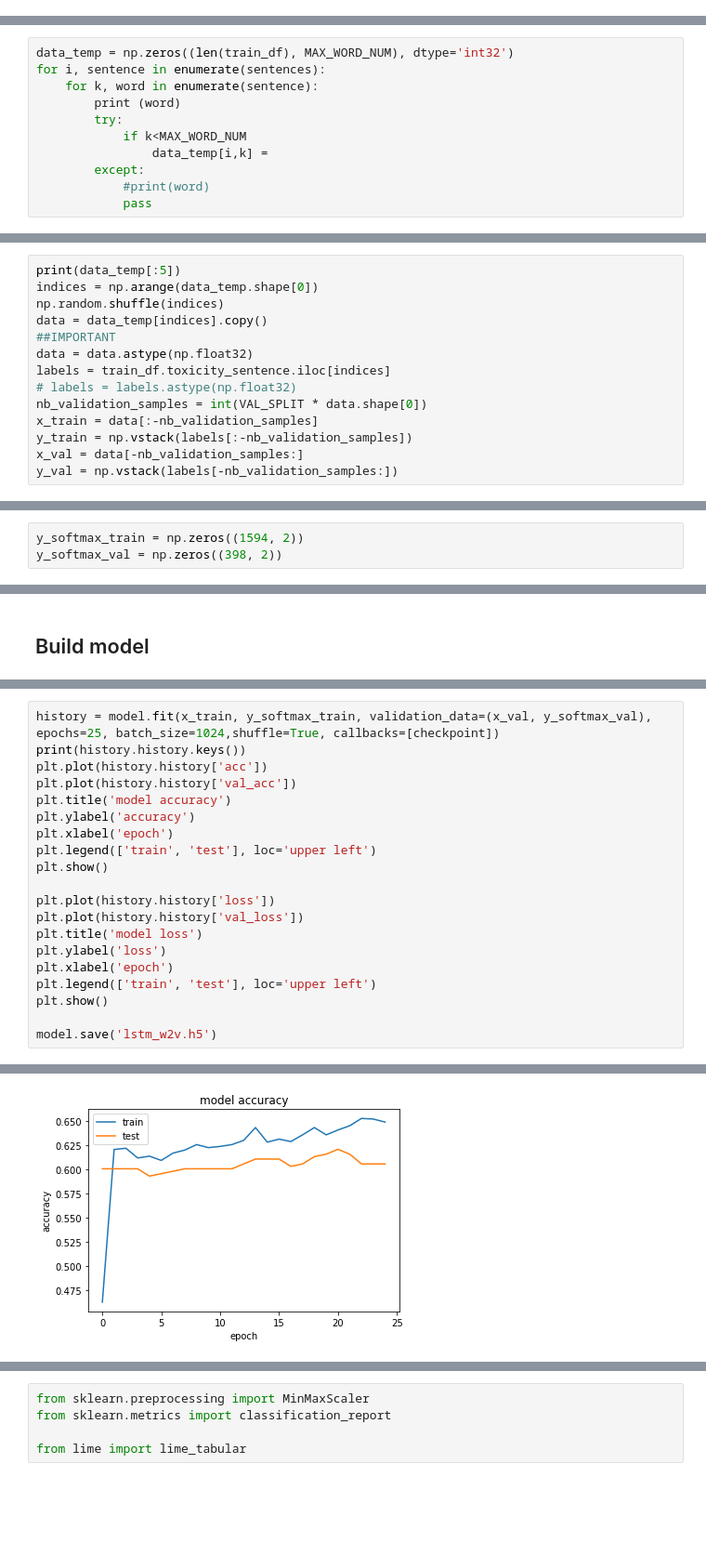
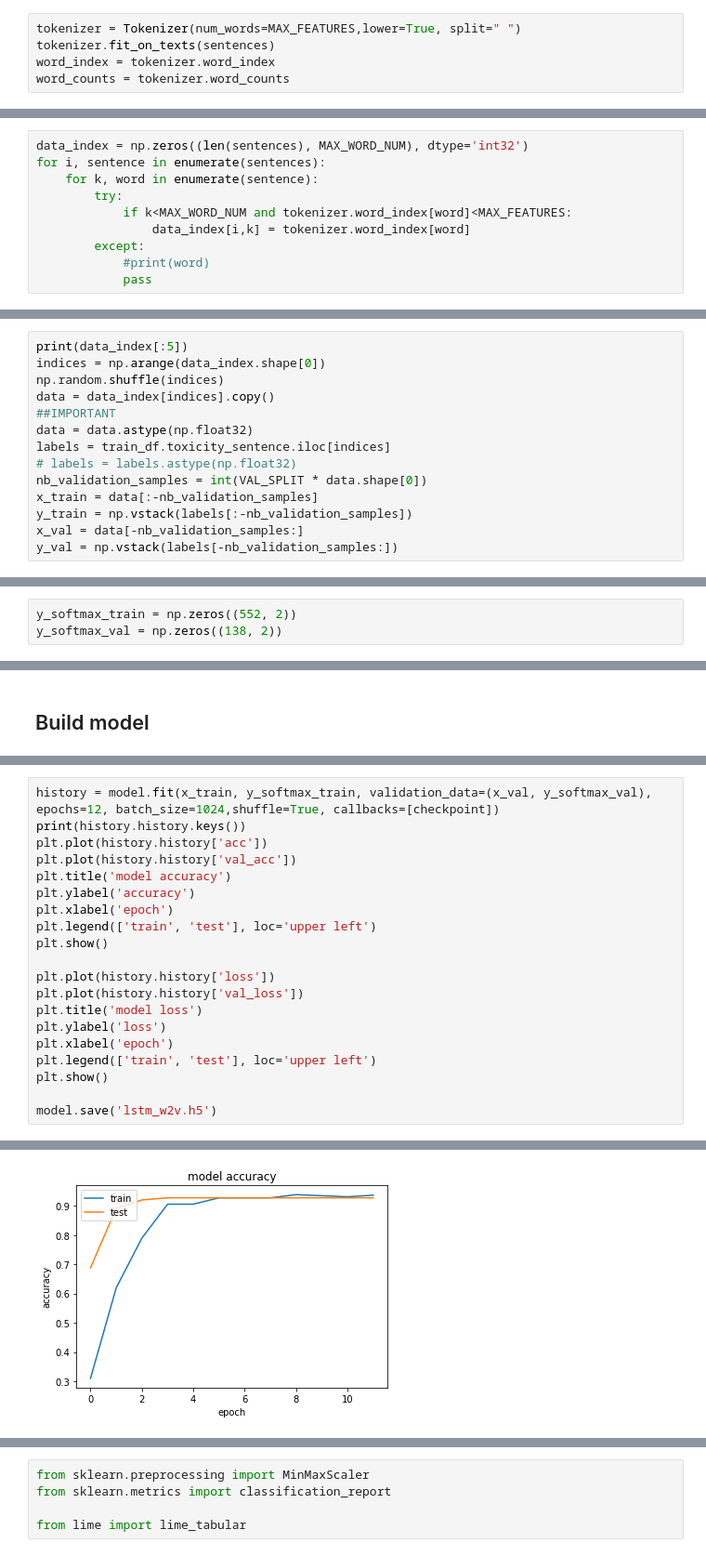
Before and after one commit to paatrycjaa/wedt-toxic-span-detection, a Jupyter notebook: lstm-lime.ipynb, the cells around one changed output, grey strips where cells are left out. Shown at 93% size. Drawn from its saved outputs; the diff is of its cells as text; blank space fills up the shorter version.

```diff
--- a/lstm-lime.ipynb
+++ b/lstm-lime.ipynb
@@ -149,0 +152,5 @@ sentences
+# %%
+tokenizer = Tokenizer(num_words=MAX_FEATURES,lower=True, split=" ")
+tokenizer.fit_on_texts(sentences)
+word_index = tokenizer.word_index
+word_counts = tokenizer.word_counts
@@ -173,11 +204,10 @@ for word, i in word_index.items():
 # %%
-data_temp = np.zeros((len(train_df), MAX_WORD_NUM), dtype='int32')
+data_index = np.zeros((len(sentences), MAX_WORD_NUM), dtype='int32')
 for i, sentence in enumerate(sentences):
     for k, word in enumerate(sentence):
-        print (word)
         try:
-            if k<MAX_WORD_NUM
-                data_temp[i,k] =
+            if k<MAX_WORD_NUM and tokenizer.word_index[word]<MAX_FEATURES:
+                data_index[i,k] = tokenizer.word_index[word]
         except:
             #print(word)
             pass
@@ -202,8 +218,8 @@ c
 # %%
-print(data_temp[:5])
-indices = np.arange(data_temp.shape[0])
+print(data_index[:5])
+indices = np.arange(data_index.shape[0])
 np.random.shuffle(indices)
-data = data_temp[indices].copy()
+data = data_index[indices].copy()
 ##IMPORTANT
 data = data.astype(np.float32)
 labels = train_df.toxicity_sentence.iloc[indices]
@@ -242,6 +256,6 @@ y_val.shape
 # %%
-y_softmax_train = np.zeros((1594, 2))
-y_softmax_val = np.zeros((398, 2))
+y_softmax_train = np.zeros((552, 2))
+y_softmax_val = np.zeros((138, 2))
 # %%
 for i in range(0, y_softmax_train.shape[0]):
     if y_train[i] == 0:
@@ -339,7 +321,7 @@ Non-trainable params: 0
 _________________________________________________________________
 None
 # %%
-history = model.fit(x_train, y_softmax_train, validation_data=(x_val, y_softmax_val), epochs=25, batch_size=1024,shuffle=True, callbacks=[checkpoint])
+history = model.fit(x_train, y_softmax_train, validation_data=(x_val, y_softmax_val), epochs=12, batch_size=1024,shuffle=True, callbacks=[checkpoint])
 print(history.history.keys())
 plt.plot(history.history['acc'])
 plt.plot(history.history['val_acc'])
@@ -378,2 +360,2 @@ Epoch 25/25
 dict_keys(['loss', 'acc', 'val_loss', 'val_acc'])
-[figure, old version]
+[figure, new version]
```
Also changed, not shown: parts of 43 cells of this notebook, 1 other file.
